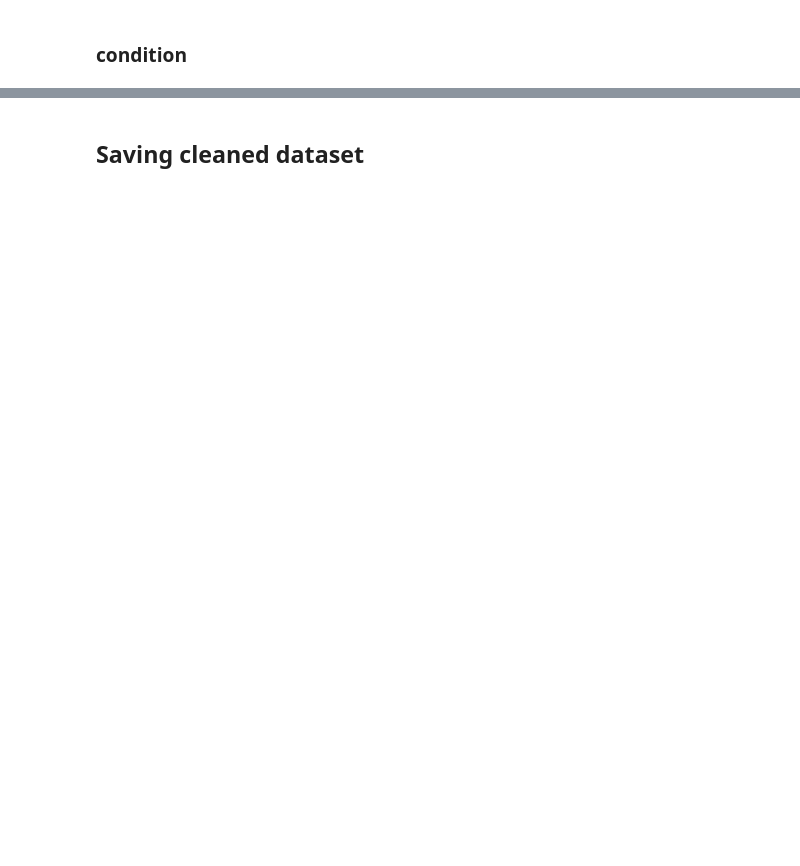
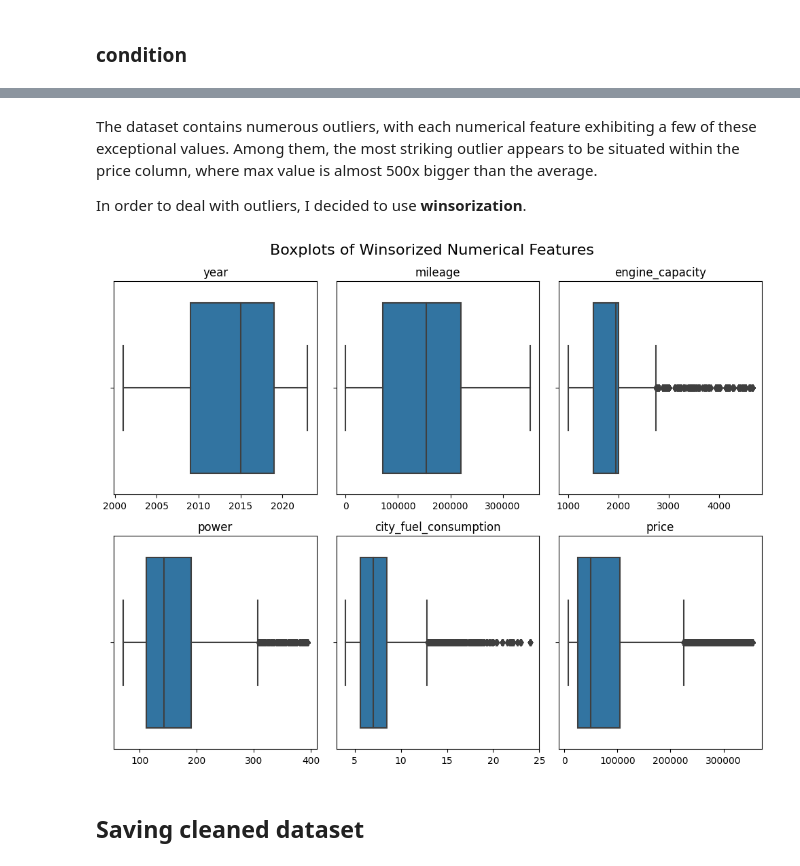
Before and after one commit to pawel-grzeszczyk/Car-Market-Analysis, a Jupyter notebook: data_cleaning.ipynb, the cells around one changed output, grey strips where cells are left out. Drawn from its saved outputs; the diff is of its cells as text; code cells hidden in the pictures; blank space fills up the shorter version.

```diff
--- a/data_cleaning.ipynb
+++ b/data_cleaning.ipynb
@@ -687,0 +739,24 @@ Name: condition, dtype: int64
+# %% [markdown]
+The dataset contains numerous outliers, with each numerical feature exhibiting a few of these exceptional values. Among them, the most striking outlier appears to be situated within the price column, where max value is almost 500x bigger than the average.
+
+
+In order to deal with outliers, I decided to use **winsorization**.
+# %%
+# Distribution of numerical features after winsorization with the benchmark of 2%
+
+from scipy.stats.mstats import winsorize
+
+fig, axes = plt.subplots(2, 3, figsize=(10, 8))
+axes = axes.flatten()
+
+for i, feature in enumerate(features):
+    ax = axes[i]
+    sns.boxplot(x=winsorize(data[feature], limits=[0.03, 0.03]).data, ax=ax)
+    ax.set_title(feature)
+    ax.set_xlabel('')
+
+plt.suptitle('Boxplots of Winsorized Numerical Features', fontsize=16)
+plt.tight_layout()
+plt.show()
+# %% [output]
+[figure, added]
```
Also changed, not shown: parts of 30 cells of this notebook, 1 other file.
